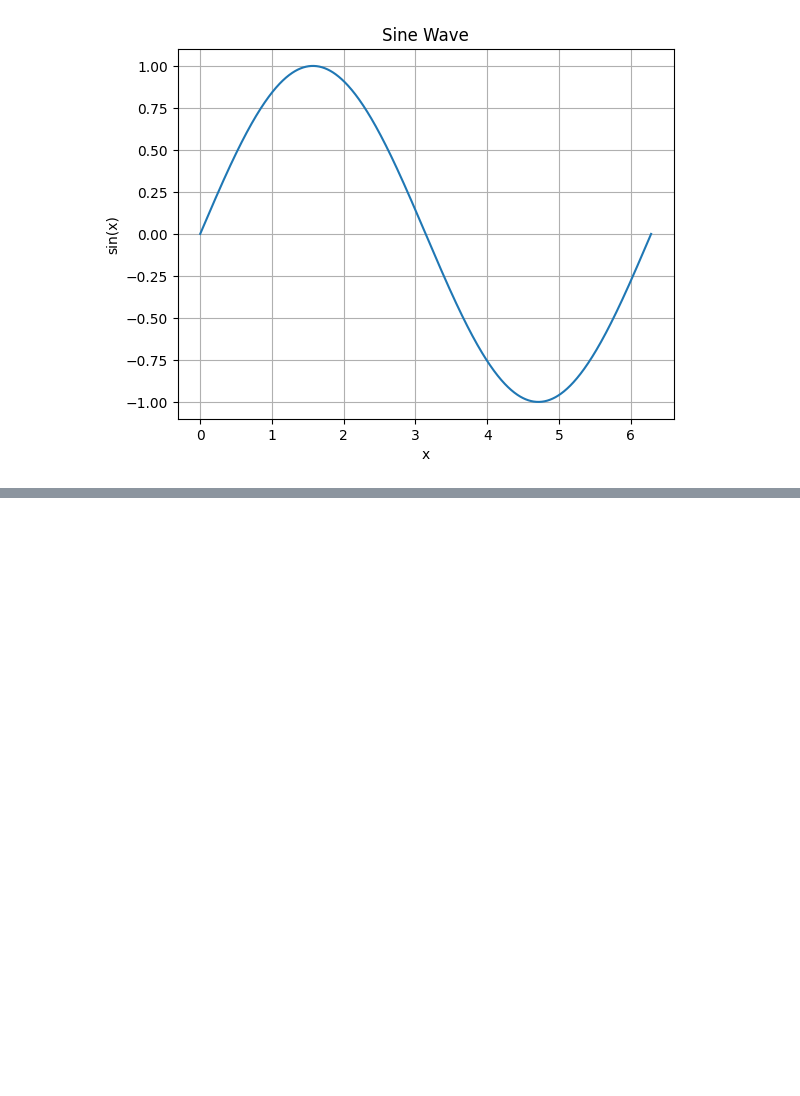
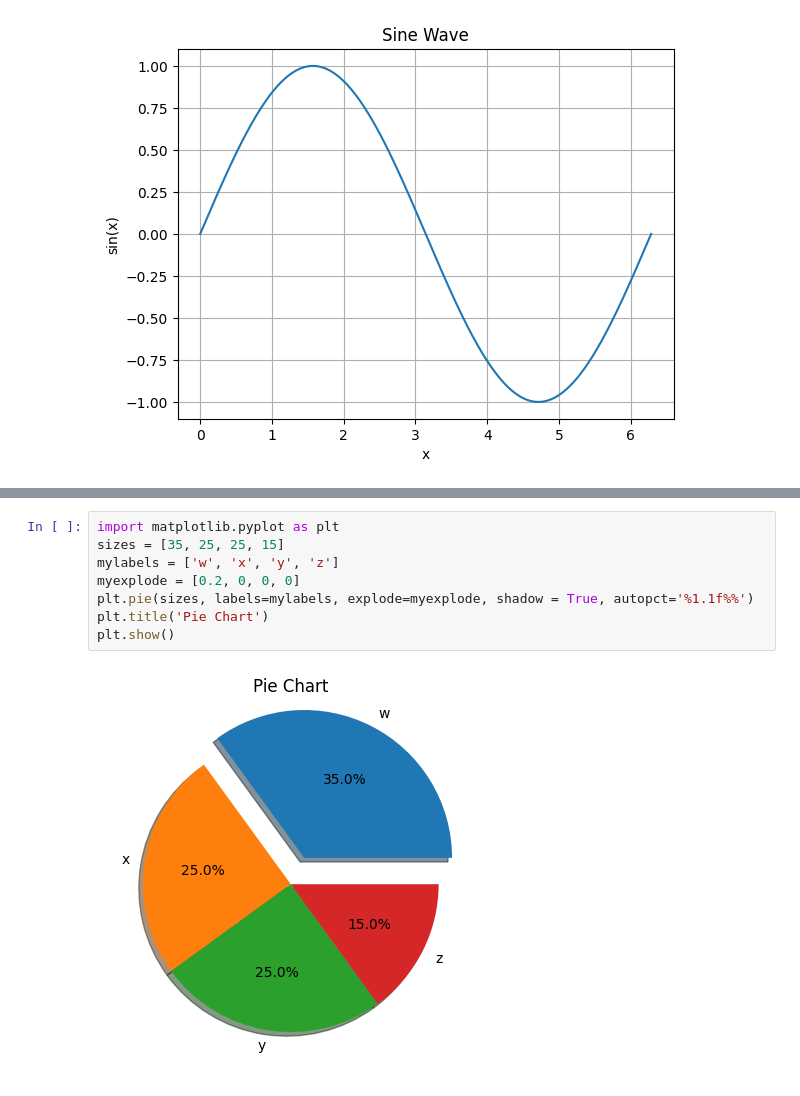
Before and after one commit to SatyaSrinivas15/content, a Jupyter notebook: Srinivas.ipynb, the cells around one changed output, grey strips where cells are left out. Drawn from its saved outputs; the diff is of its cells as text; blank space fills up the shorter version.

```diff
--- a/Srinivas.ipynb
+++ b/Srinivas.ipynb
@@ -15,0 +40,10 @@ plt.show()
+# %%
+import matplotlib.pyplot as plt
+sizes = [35, 25, 25, 15]
+mylabels = ['w', 'x', 'y', 'z']
+myexplode = [0.2, 0, 0, 0]
+plt.pie(sizes, labels=mylabels, explode=myexplode, shadow = True, autopct='%1.1f%%')
+plt.title('Pie Chart')
+plt.show()
+# %% [output]
+[figure, added]
```
Also changed, not shown: parts of 2 cells of this notebook.
